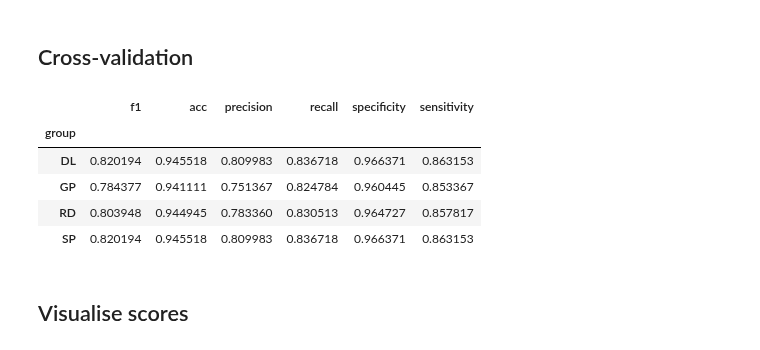
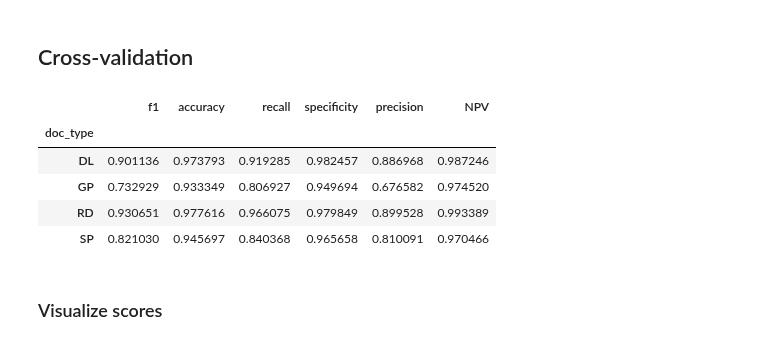
Before and after one commit to umcu/negation-detection, a Jupyter notebook: rule-based_context/notebooks/context.ipynb, the cells around one changed output. Saved outputs shown, nothing was run; the diff lists cells and outputs as text; code cells hidden in the pictures.

Commit message:
Use new splitter for cross-validation

```diff
--- a/rule-based_context/notebooks/context.ipynb
+++ b/rule-based_context/notebooks/context.ipynb
@@ -256,11 +180,47 @@ scores = pd.DataFrame(metrics_list)
+# %%
+split_list_file = rootf / 'data' / 'split_list.json'
+# %%
+# Load split lists
+with open(split_list_file) as f:
+    split_lists = json.load(f)
+
+split_list = split_lists[0]
+# %%
+def compute_metrics(_trues, _preds):
+    metrics = {'f1': f1_score(_trues, _preds),
+               'accuracy': accuracy_score(_trues, _preds),
+               'recall': recall_score(_trues, _preds),
+               'specificity': recall_score(_trues, _preds, pos_label = False),
+               'precision': precision_score(_trues, _preds),
+               'NPV': precision_score(_trues, _preds, pos_label = False)}
+    return metrics
+# %%
+metrics_list = []
+for i in range(len(split_lists)): # for each test set
+    test_set = split_lists[i]['test']
+    for dt in data_types: # for each document type
+        # whether entity is truly negated
+        _trues = [True if e._.negation=='Negated' else False for d in docs # for each doc
+                 if (d._.data_type==dt and d._.doc_id in test_set) # that's of current type and is in the test set
+                 for e in d.ents] # for each entity in that doc
+        # whether negation rules are met
+        _preds = [e._.is_negated for d in docs
+                  if (d._.data_type==dt and d._.doc_id in test_set)
+                  for e in d.ents]
+        res = compute_metrics(_trues,_preds)
+        res['doc_type'] = dt
+        res['fold'] = i
+        metrics_list.append(res)
+
+scores = pd.DataFrame(metrics_list)
 # %%
-scores.groupby('group').mean()
+scores.drop(columns='fold').groupby('doc_type').mean()
 # %% [output]
-|  | f1 | acc | precision | recall | specificity | sensitivity |
-| group |  |  |  |  |  |  |
-| DL | 0.820194 | 0.945518 | 0.809983 | 0.836718 | 0.966371 | 0.863153 |
-| GP | 0.784377 | 0.941111 | 0.751367 | 0.824784 | 0.960445 | 0.853367 |
-| RD | 0.803948 | 0.944945 | 0.783360 | 0.830513 | 0.964727 | 0.857817 |
-| SP | 0.820194 | 0.945518 | 0.809983 | 0.836718 | 0.966371 | 0.863153 |
+|  | f1 | accuracy | recall | specificity | precision | NPV |
+| doc_type |  |  |  |  |  |  |
+| DL | 0.901136 | 0.973793 | 0.919285 | 0.982457 | 0.886968 | 0.987246 |
+| GP | 0.732929 | 0.933349 | 0.806927 | 0.949694 | 0.676582 | 0.974520 |
+| RD | 0.930651 | 0.977616 | 0.966075 | 0.979849 | 0.899528 | 0.993389 |
+| SP | 0.821030 | 0.945697 | 0.840368 | 0.965658 | 0.810091 | 0.970466 |
 # %% [markdown]
-## Visualise scores
+### Visualize scores
```
Also changed, not shown: parts of 26 cells of this notebook, 1 other file.
